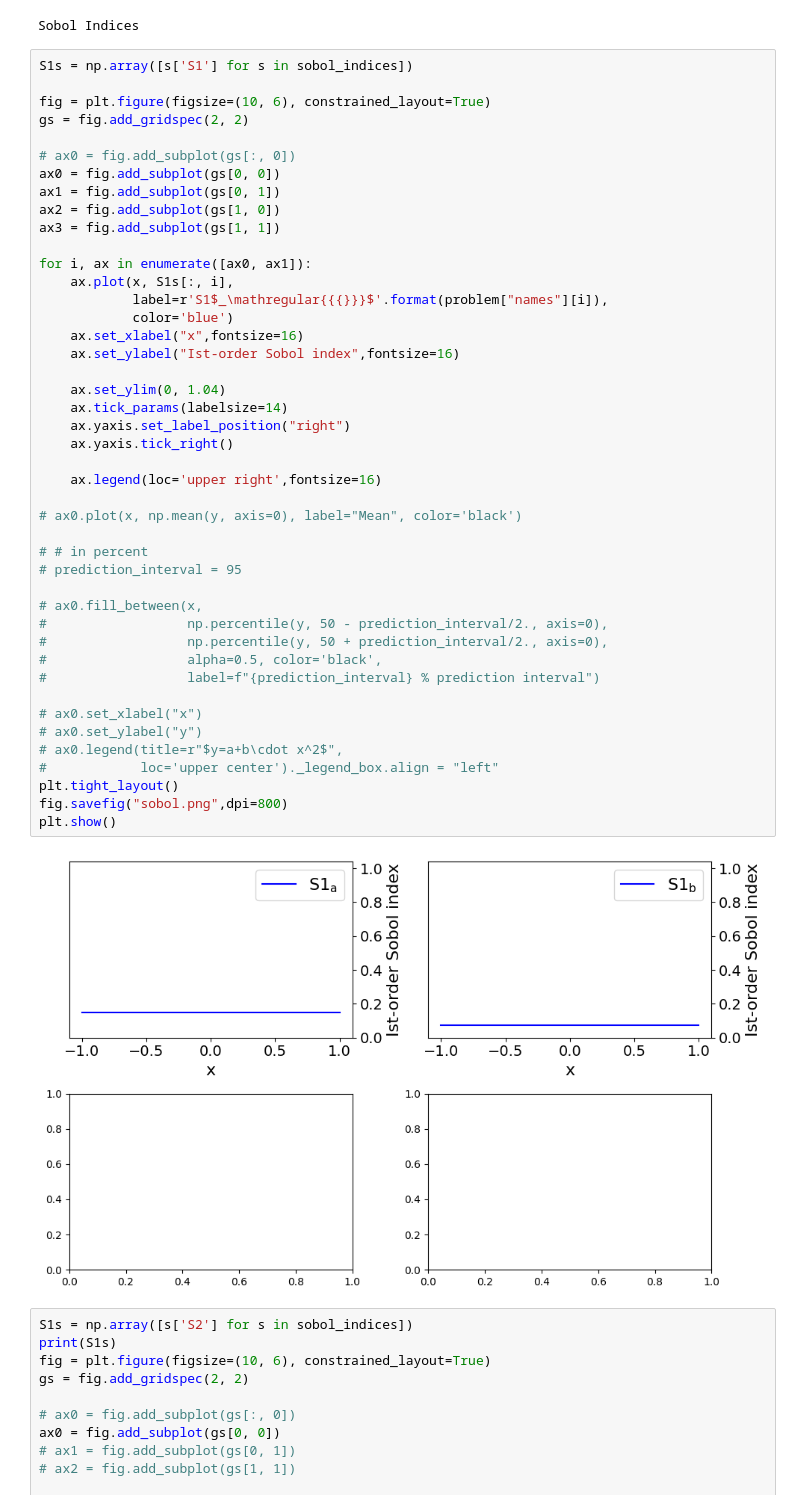
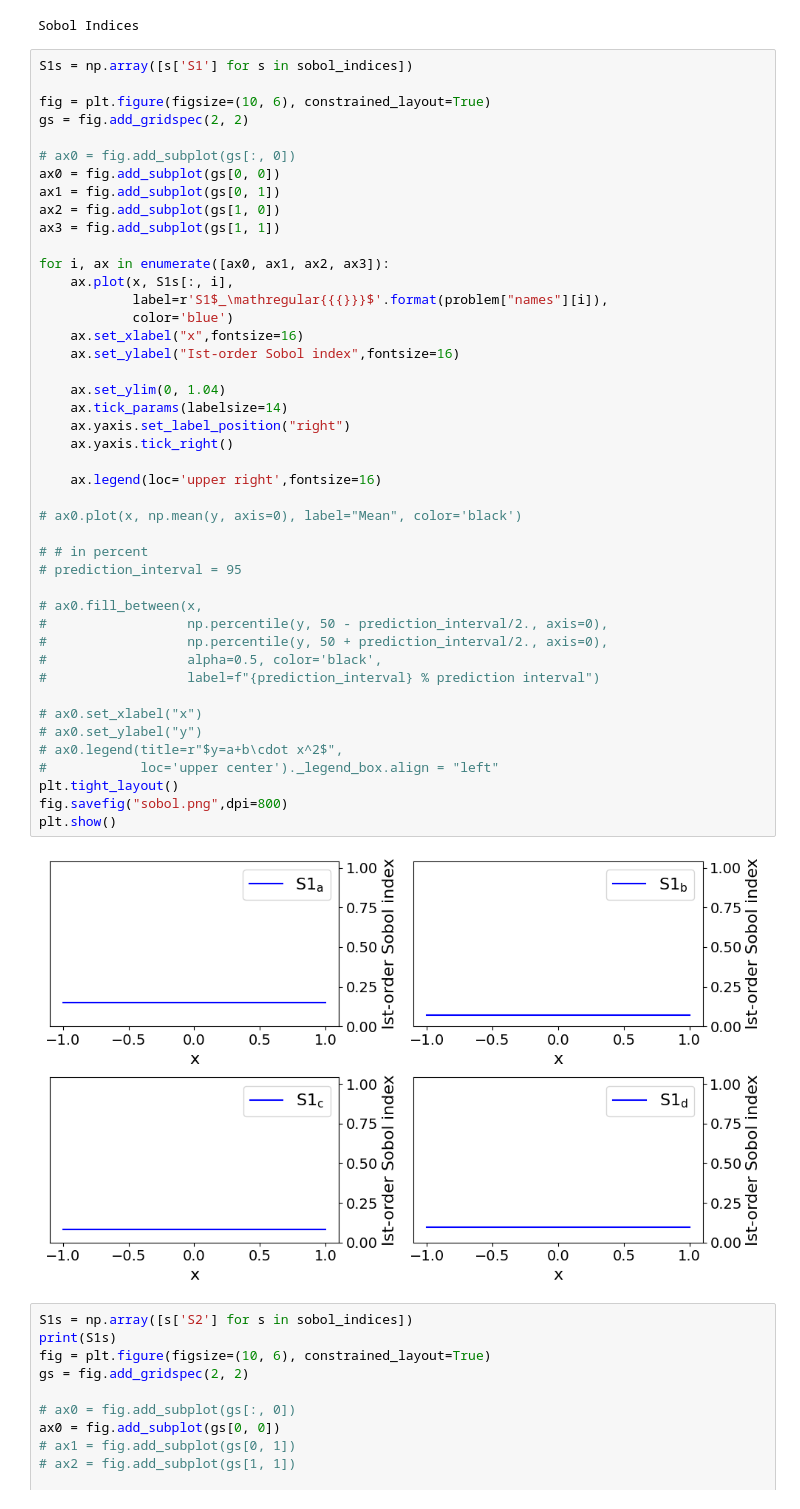
Before and after one commit to Yugal0/fitting-sensitivity-analysis, a Jupyter notebook: trySA.ipynb, the cells around one changed output. Cells and saved outputs as stored; diff of their text form.

```diff
--- a/trySA.ipynb
+++ b/trySA.ipynb
@@ -45,40 +45,40 @@ ax1 = fig.add_subplot(gs[0, 1])
 ax2 = fig.add_subplot(gs[1, 0])
 ax3 = fig.add_subplot(gs[1, 1])
 
-for i, ax in enumerate([ax0, ax1]):
+for i, ax in enumerate([ax0, ax1, ax2, ax3]):
     ax.plot(x, S1s[:, i],
             label=r'S1$_\mathregular{{{}}}$'.format(problem["names"][i]),
             color='blue')
     ax.set_xlabel("x",fontsize=16)
     ax.set_ylabel("Ist-order Sobol index",fontsize=16)
 
     ax.set_ylim(0, 1.04)
     ax.tick_params(labelsize=14)
     ax.yaxis.set_label_position("right")
     ax.yaxis.tick_right()
 
     ax.legend(loc='upper right',fontsize=16)
 
 # ax0.plot(x, np.mean(y, axis=0), label="Mean", color='black')
 
 # # in percent
 # prediction_interval = 95
 
 # ax0.fill_between(x,
 #                  np.percentile(y, 50 - prediction_interval/2., axis=0),
 #                  np.percentile(y, 50 + prediction_interval/2., axis=0),
 #                  alpha=0.5, color='black',
 #                  label=f"{prediction_interval} % prediction interval")
 
 # ax0.set_xlabel("x")
 # ax0.set_ylabel("y")
 # ax0.legend(title=r"$y=a+b\cdot x^2$",
 #            loc='upper center')._legend_box.align = "left"
 plt.tight_layout()
 fig.savefig("sobol.png",dpi=800)
 plt.show()
 # %% [output]
-[figure, old version]
+[figure, new version]
 # %%
 S1s = np.array([s['S2'] for s in sobol_indices])
 print(S1s)
```
Also changed, not shown: 1 other file.
